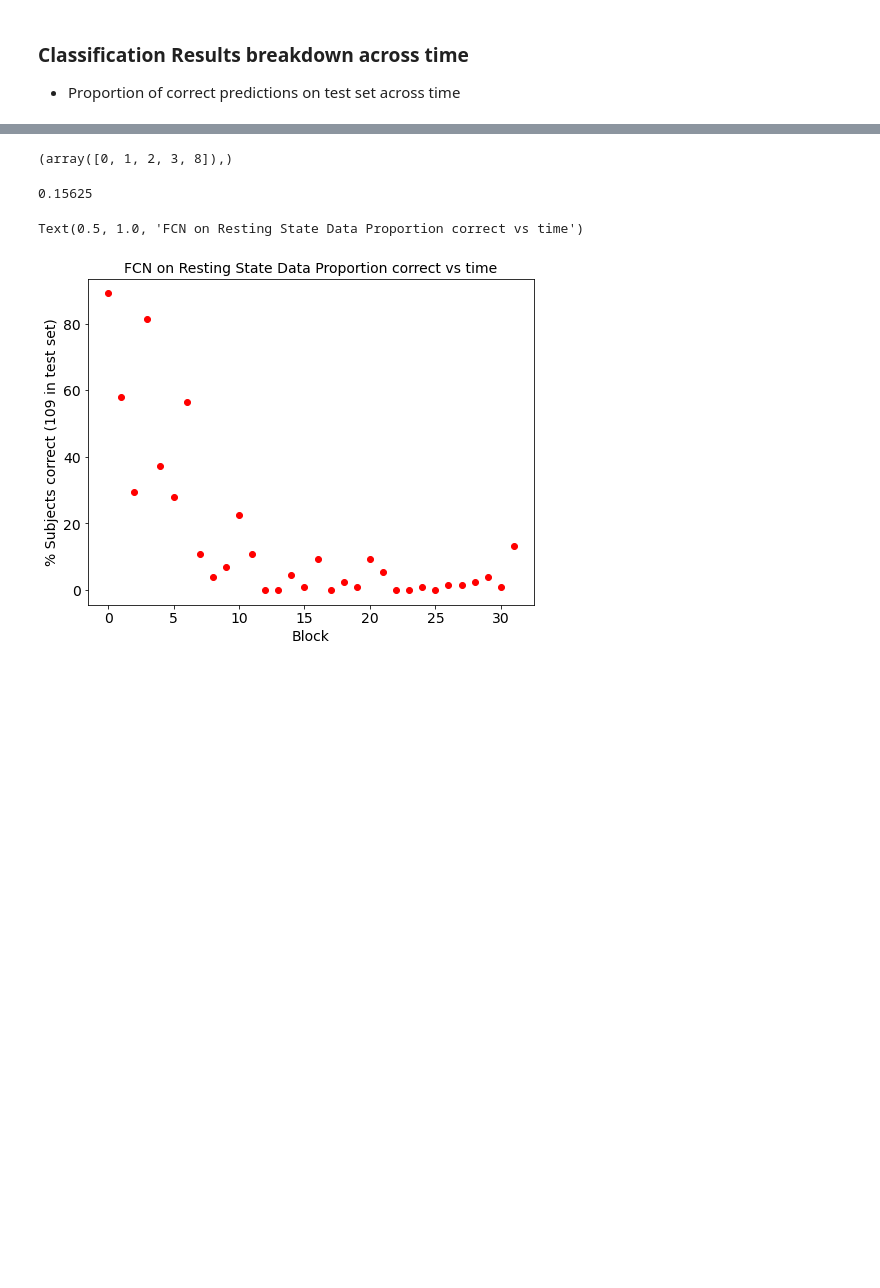
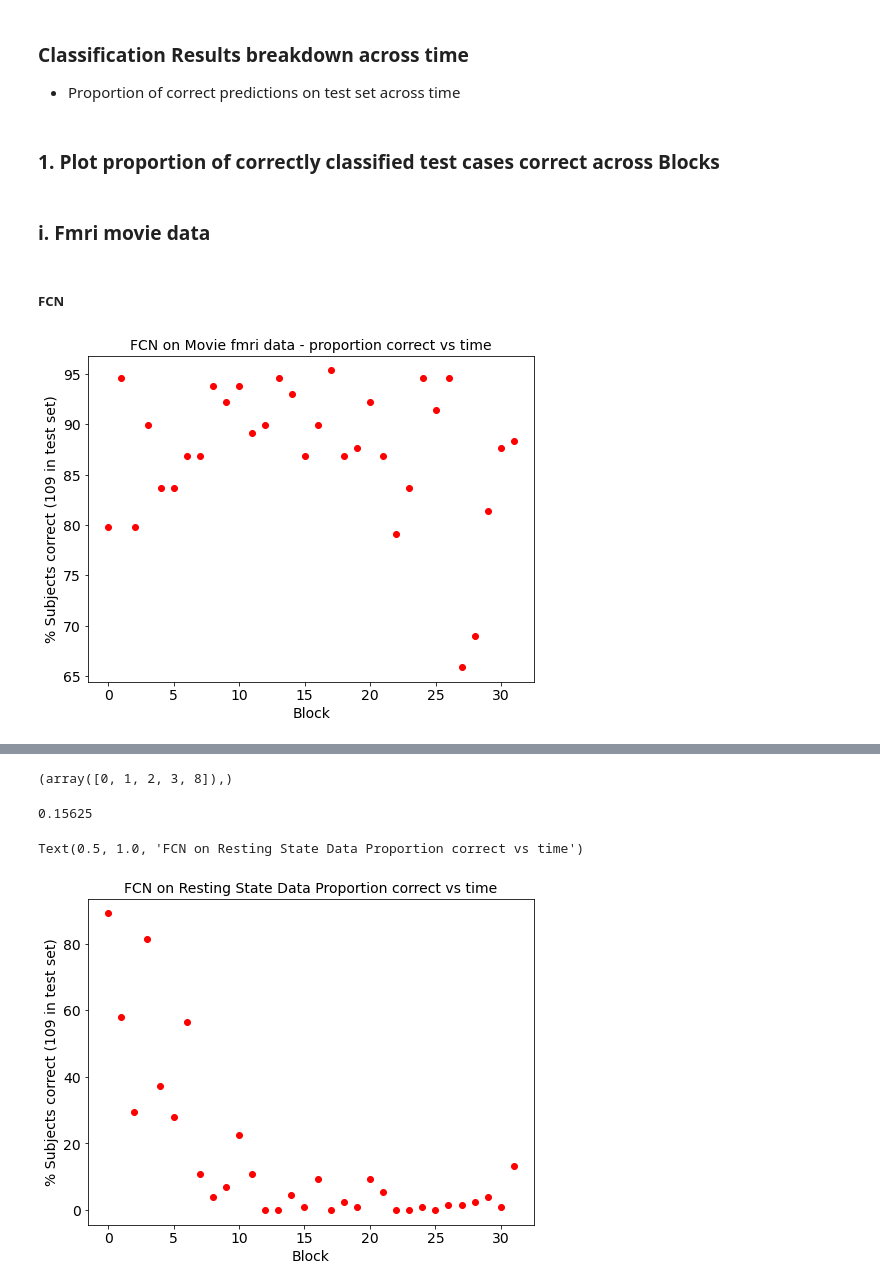
Before and after one commit to hanmacrad2/FCNs_GCNs_classify_fmri, a Jupyter notebook: Results_plot.ipynb, the cells around one changed output, grey strips where cells are left out. Cells and saved outputs as stored; diff of their text form; code cells hidden in the pictures; blank space fills up the shorter version.

```diff
--- a/Results_plot.ipynb
+++ b/Results_plot.ipynb
@@ -15,3 +15,33 @@ plt.rc('xtick', labelsize=MEDIUM_SIZE)    # fontsize of the tick labels
 plt.rc('ytick', labelsize=MEDIUM_SIZE)    # fontsize of the tick labels
 plt.rc('legend', fontsize=MEDIUM_SIZE)    # legend fontsize
 plt.rc('figure', titlesize=BIGGER_SIZE)  # fontsize of the figure title
+# %% [markdown]
+### 1. Plot proportion of correctly classified test cases correct across Blocks
+# %%
+def plot_proportion(prop_correct, data_type, model_type):
+    'Plot proportion of correctly classified test cases correct across Blocks'
+
+    #Block index
+    index  = np.arange(0, len(prop_correct))
+
+    #Plot
+    plt.figure(figsize=(8, 6))
+    plt.scatter(index, 100*prop_correct, color = 'r') # , type = '.') #, figsize = (9,7))
+    plt.xlabel('Block')
+    plt.ylabel('% Subjects correct (109 in test set)')
+    plt.title(f'{model_type} on {data_type} data - proportion correct vs time')
+    plt.show()
+# %% [markdown]
+### i. Fmri movie data
+# %% [markdown]
+##### FCN
+# %%
+#Apply
+data_type = 'Movie fmri'
+best_prop = np.array([0.7984, 0.9457, 0.7984, 0.8992, 0.8372, 0.8372, 0.8682, 0.8682, 0.9380,
+        0.9225, 0.9380, 0.8915, 0.8992, 0.9457, 0.9302, 0.8682, 0.8992, 0.9535,
+        0.8682, 0.8760, 0.9225, 0.8682, 0.7907, 0.8372, 0.9457, 0.9147, 0.9457,
+        0.6589, 0.6899, 0.8140, 0.8760, 0.8837])
+plot_proportion(best_prop, data_type)
+# %% [output]
+[figure, added]
```
Also changed, not shown: parts of 6 cells of this notebook, 2 other files.
